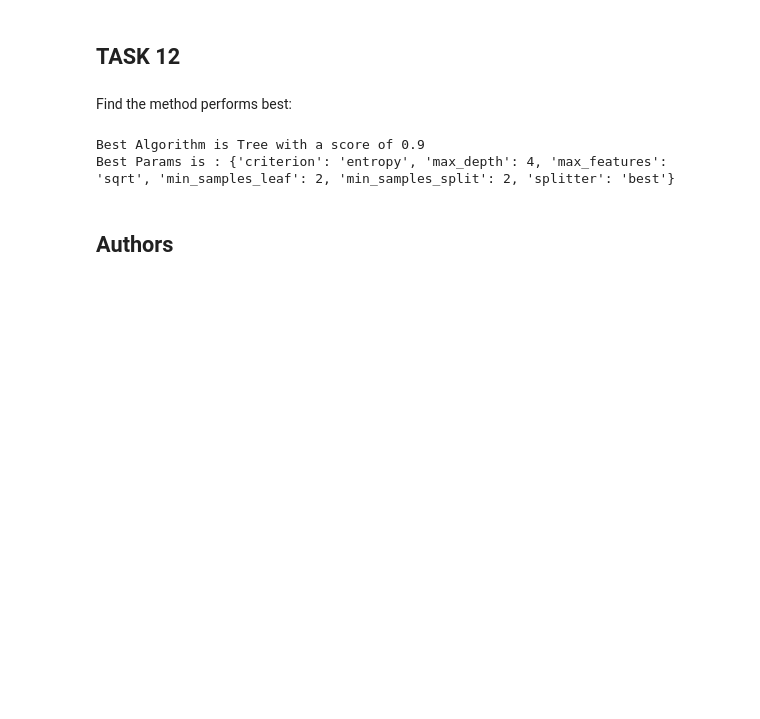
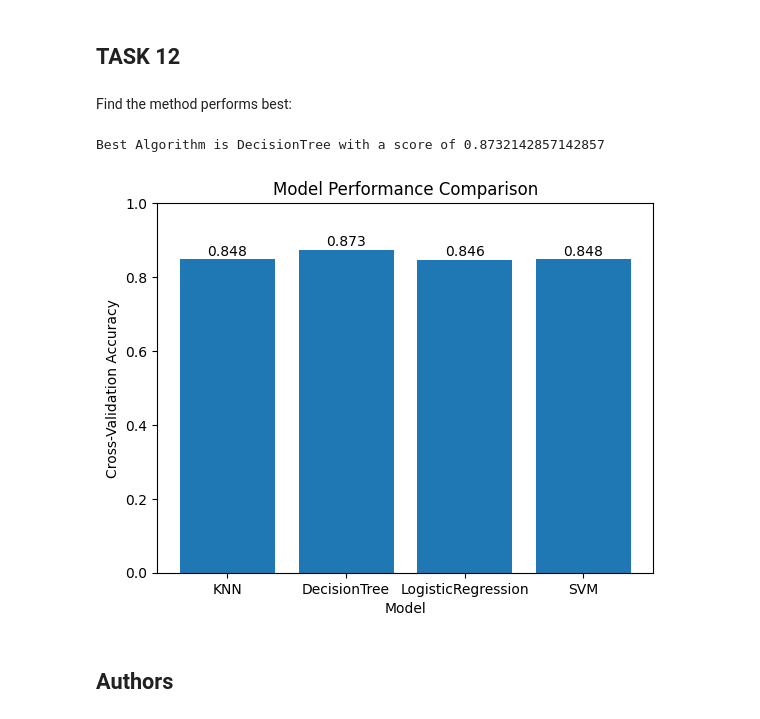
Before and after one commit to evis-i/IBM-Applied-DS, a Jupyter notebook: Modul4_SpaceX_Machine Learning Prediction_Part_5.ipynb, the cells around one changed output. Saved outputs shown, nothing was run; the diff lists cells and outputs as text; code cells hidden in the pictures; blank space fills up the shorter version.

Commit message:
add chart model accuracy comparison

```diff
--- a/Modul4_SpaceX_Machine Learning Prediction_Part_5.ipynb
+++ b/Modul4_SpaceX_Machine Learning Prediction_Part_5.ipynb
@@ -334,7 +334,7 @@ plot_confusion_matrix(Y_test,yhat)
 # %% [markdown]
 Find the method performs best:
 # %%
-algorithms = {'KNN':knn_cv.best_score_,'Tree':tree_cv.best_score_,'LogisticRegression':logreg_cv.best_score_}
+algorithms = {'KNN':knn_cv.best_score_,'DecisionTree':tree_cv.best_score_,'LogisticRegression':logreg_cv.best_score_, 'SVM':svm_cv.best_score_}
 bestalgorithm = max(algorithms, key=algorithms.get)
 print('Best Algorithm is',bestalgorithm,'with a score of',algorithms[bestalgorithm])
 if bestalgorithm == 'Tree':
@@ -344,8 +344,23 @@ if bestalgorithm == 'KNN':
 if bestalgorithm == 'LogisticRegression':
     print('Best Params is :',logreg_cv.best_params_)
 # %% [output]
-Best Algorithm is Tree with a score of 0.9
-Best Params is : {'criterion': 'entropy', 'max_depth': 4, 'max_features': 'sqrt', 'min_samples_leaf': 2, 'min_samples_split': 2, 'splitter': 'best'}
+Best Algorithm is DecisionTree with a score of 0.8732142857142857
+# %%
+import matplotlib.pyplot as plt
+
+
+plt.bar(algorithms.keys(), algorithms.values())
+for model, score in algorithms.items():
+    plt.text(model, score + 0.01, f'{score:.3f}', ha='center')
+
+plt.xlabel('Model')
+plt.ylabel('Cross-Validation Accuracy')
+plt.title('Model Performance Comparison')
+plt.ylim(0, 1)
+
+plt.show()
+# %% [output]
+[figure, added]
 # %% [markdown]
 ## Authors
 # %% [markdown]
```
Also changed, not shown: parts of 3 cells of this notebook.
